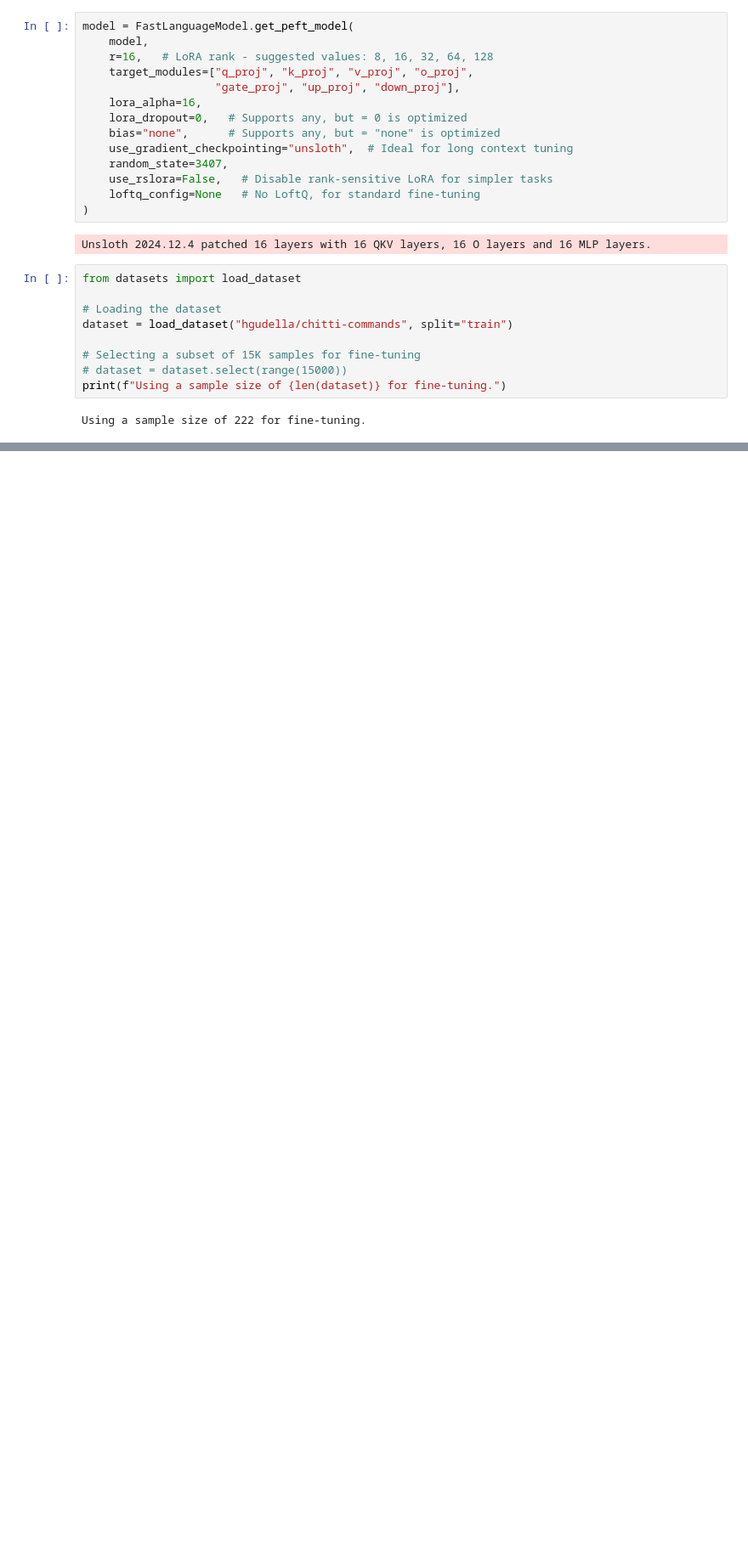
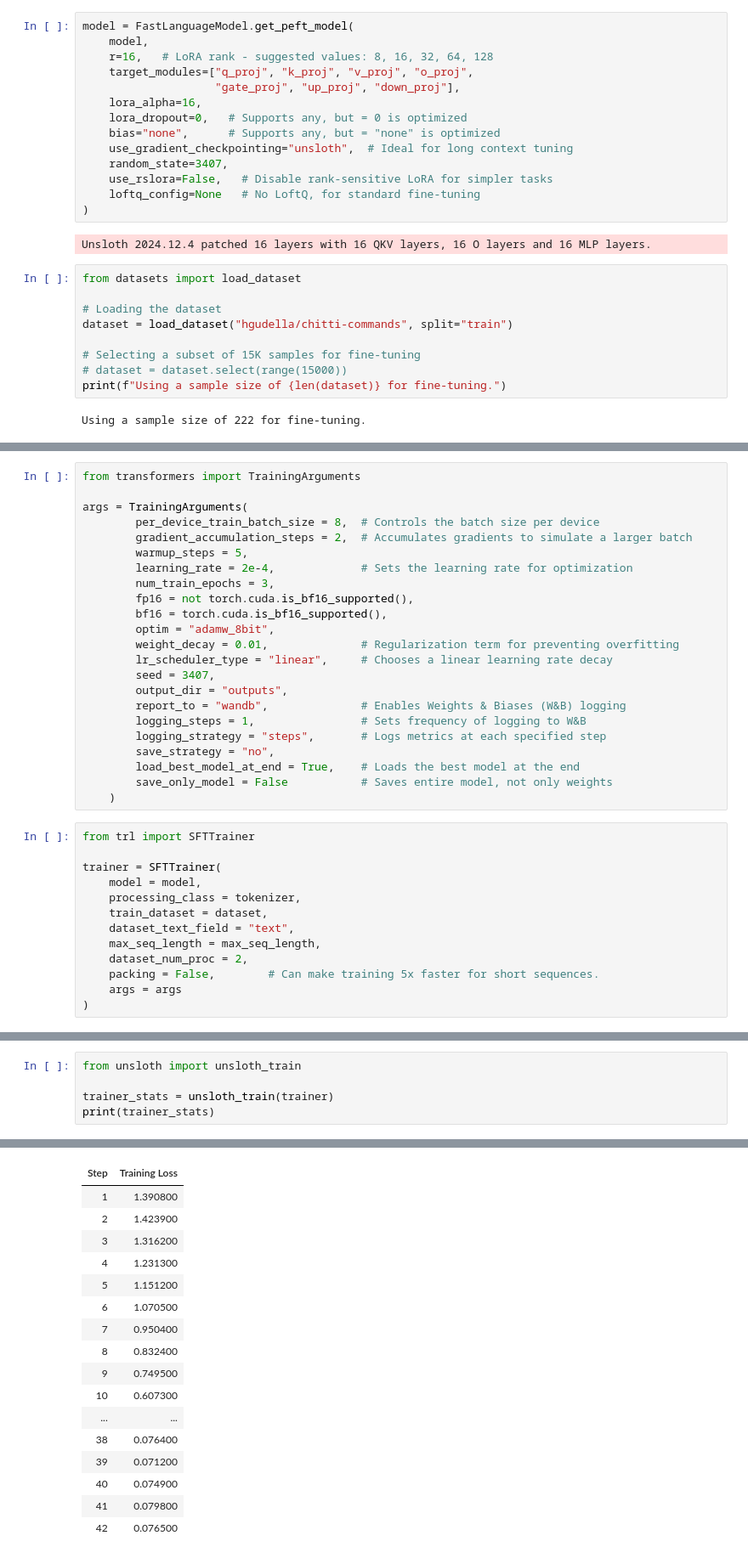
Before and after one commit to hgudella/gudella.gihub.io, a Jupyter notebook: Chitti.ipynb, the cells around one changed output, grey strips where cells are left out. Shown at 85% size. Drawn from its saved outputs; the diff is of its cells as text; blank space fills up the shorter version.

```diff
--- a/Chitti.ipynb
+++ b/Chitti.ipynb
@@ -61,0 +99,36 @@ NameError: name 'dataset' is not defined
+# %%
+from transformers import TrainingArguments
+
+args = TrainingArguments(
+        per_device_train_batch_size = 8,  # Controls the batch size per device
+        gradient_accumulation_steps = 2,  # Accumulates gradients to simulate a larger batch
+        warmup_steps = 5,
+        learning_rate = 2e-4,             # Sets the learning rate for optimization
+        num_train_epochs = 3,
+        fp16 = not torch.cuda.is_bf16_supported(),
+        bf16 = torch.cuda.is_bf16_supported(),
+        optim = "adamw_8bit",
+        weight_decay = 0.01,              # Regularization term for preventing overfitting
+        lr_scheduler_type = "linear",     # Chooses a linear learning rate decay
+        seed = 3407,
+        output_dir = "outputs",
+        report_to = "wandb",              # Enables Weights & Biases (W&B) logging
+        logging_steps = 1,                # Sets frequency of logging to W&B
+        logging_strategy = "steps",       # Logs metrics at each specified step
+        save_strategy = "no",
+        load_best_model_at_end = True,    # Loads the best model at the end
+        save_only_model = False           # Saves entire model, not only weights
+    )
+# %%
+from trl import SFTTrainer
+
+trainer = SFTTrainer(
+    model = model,
+    processing_class = tokenizer,
+    train_dataset = dataset,
+    dataset_text_field = "text",
+    max_seq_length = max_seq_length,
+    dataset_num_proc = 2,
+    packing = False,        # Can make training 5x faster for short sequences.
+    args = args
+)
@@ -61,0 +145,6 @@ NameError: name 'dataset' is not defined
+# %%
+from unsloth import unsloth_train
+
+trainer_stats = unsloth_train(trainer)
+print(trainer_stats)
+# %% [output]
@@ -61,0 +170,17 @@ NameError: name 'dataset' is not defined
+| Step | Training Loss |
+| 1 | 1.390800 |
+| 2 | 1.423900 |
+| 3 | 1.316200 |
+| 4 | 1.231300 |
+| 5 | 1.151200 |
+| 6 | 1.070500 |
+| 7 | 0.950400 |
+| 8 | 0.832400 |
+| 9 | 0.749500 |
+| 10 | 0.607300 |
+| ... | ... |
+| 38 | 0.076400 |
+| 39 | 0.071200 |
+| 40 | 0.074900 |
+| 41 | 0.079800 |
+| 42 | 0.076500 |
```
Also changed, not shown: parts of 8 cells of this notebook.
